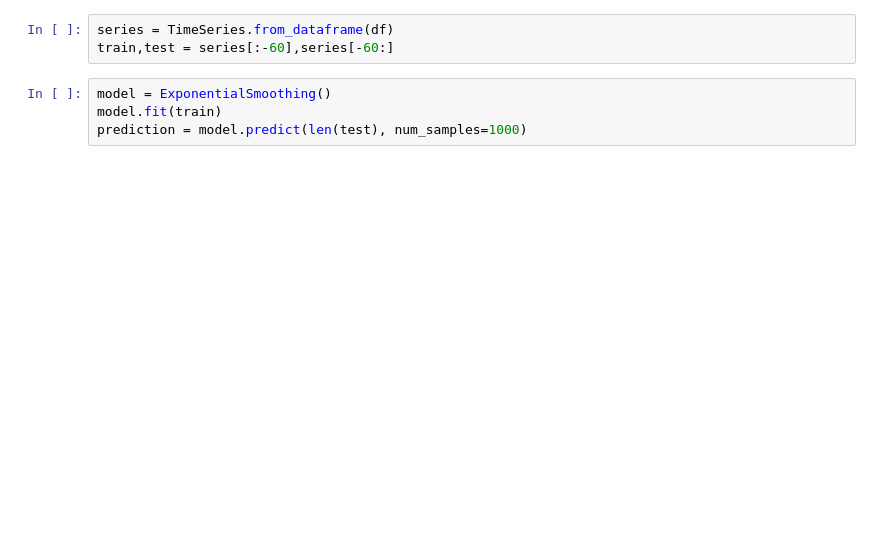
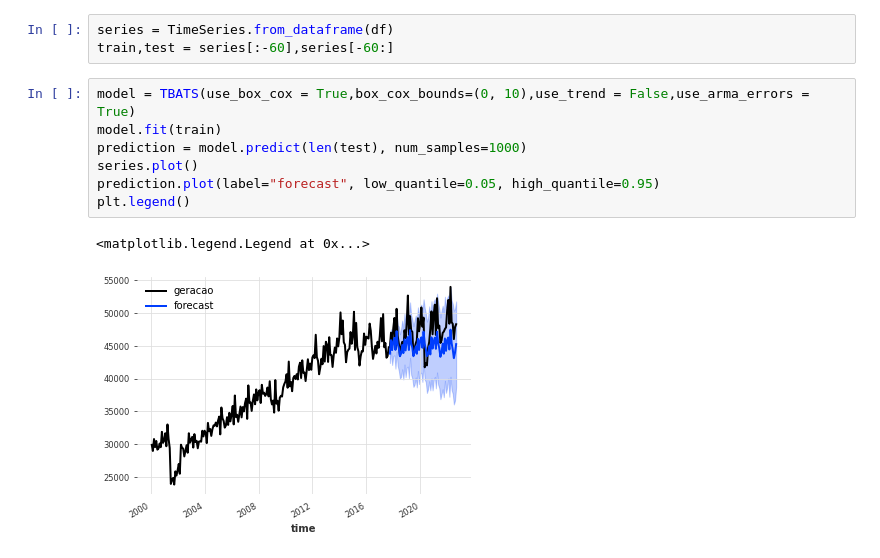
Before and after one commit to aruasouza/CTG_2, a Jupyter notebook: GSF/geracao.ipynb, the cells around one changed output. Drawn from its saved outputs; the diff is of its cells as text; blank space fills up the shorter version.

```diff
--- a/GSF/geracao.ipynb
+++ b/GSF/geracao.ipynb
@@ -16,7 +17,13 @@ df.plot()
 series = TimeSeries.from_dataframe(df)
 train,test = series[:-60],series[-60:]
 # %%
-model = ExponentialSmoothing()
+model = TBATS(use_box_cox = True,box_cox_bounds=(0, 10),use_trend = False,use_arma_errors = True)
 model.fit(train)
 prediction = model.predict(len(test), num_samples=1000)
+series.plot()
+prediction.plot(label="forecast", low_quantile=0.05, high_quantile=0.95)
+plt.legend()
+# %% [output]
+<matplotlib.legend.Legend at 0x...>
+[figure, added]
 # %%
```
Also changed, not shown: parts of 3 cells of this notebook, 3 other files.
